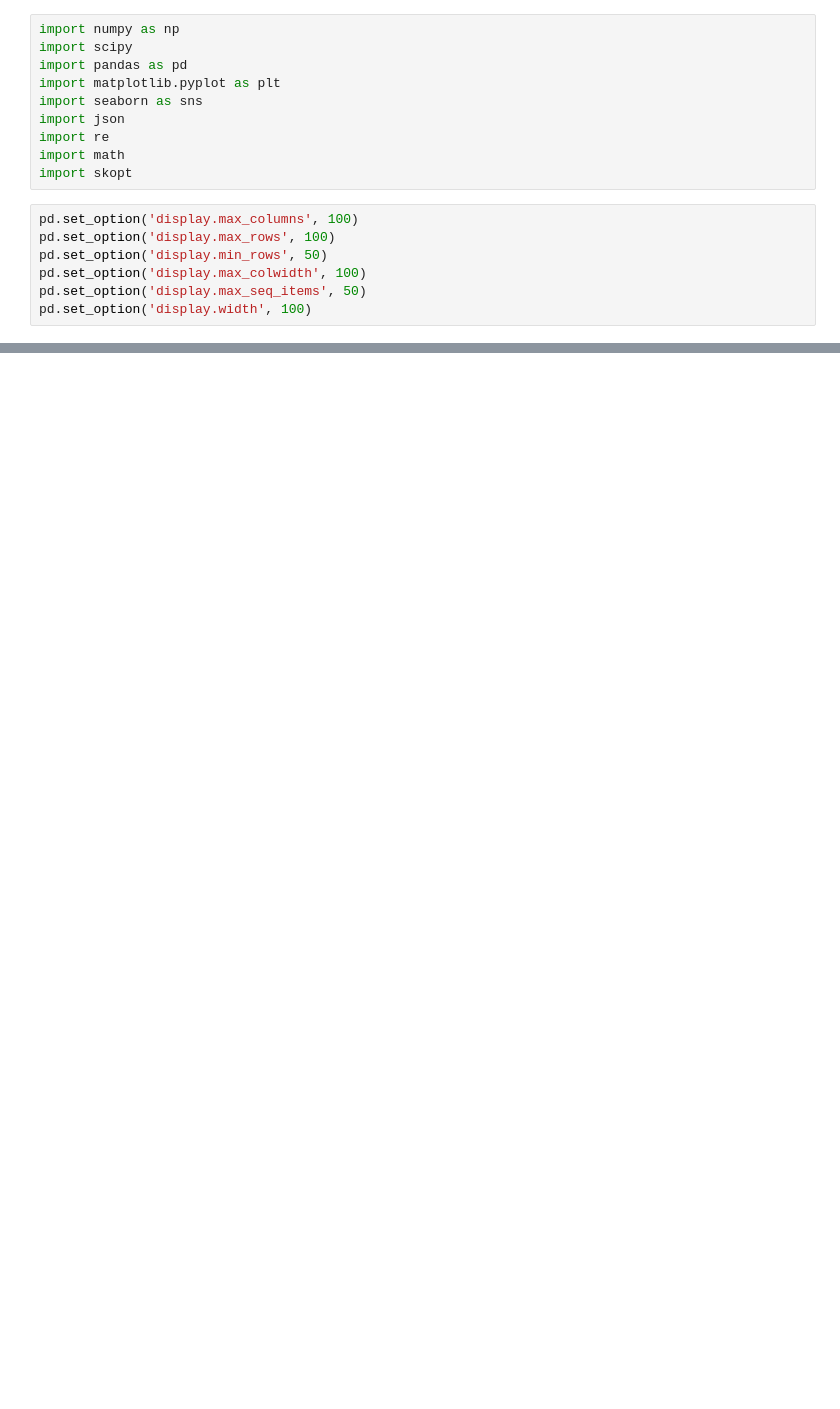
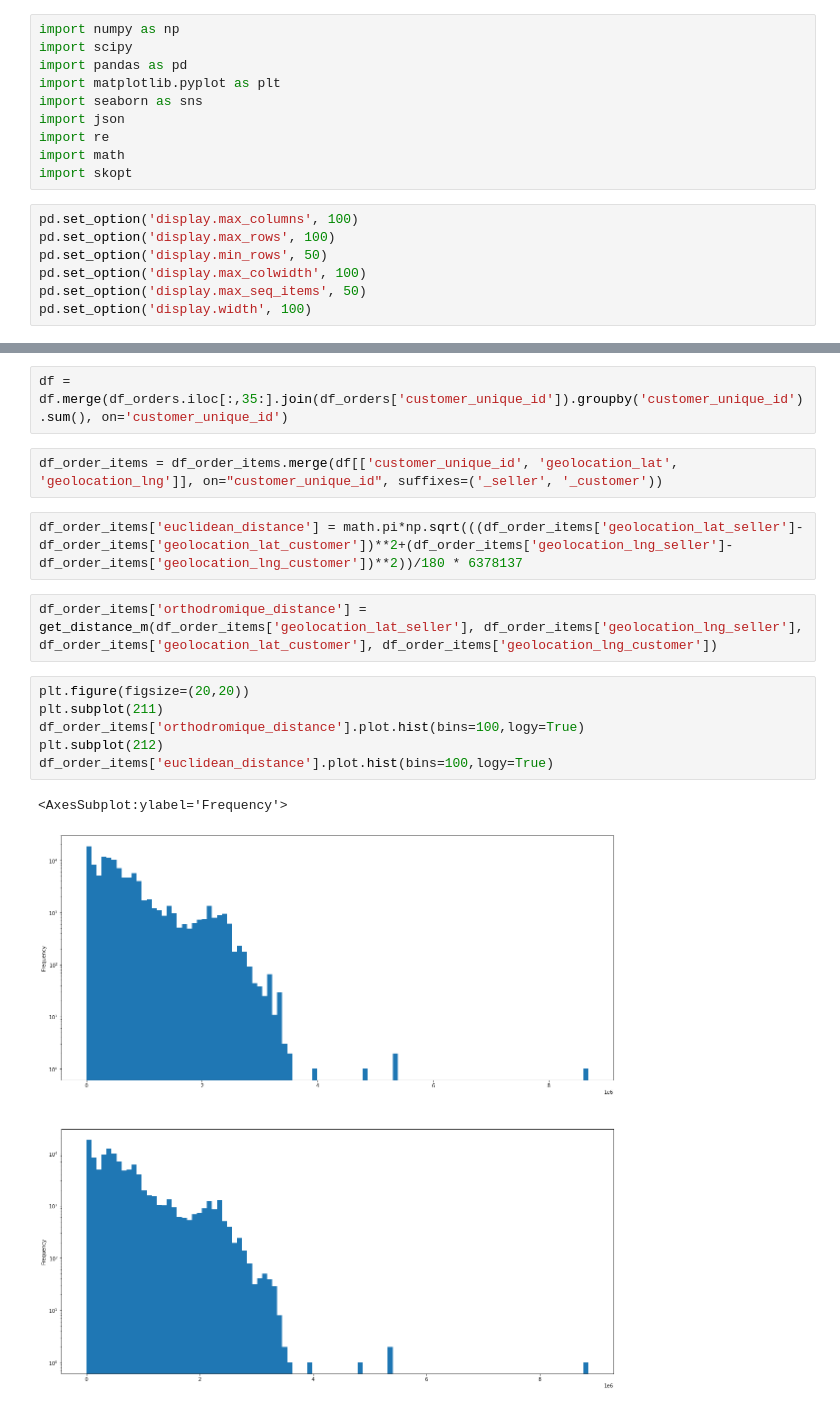
Before and after one commit to skamos/Python, a Jupyter notebook: Openclassroms/Projet_4_Nettoyage.ipynb, the cells around one changed output, grey strips where cells are left out. Drawn from its saved outputs; the diff is of its cells as text; blank space fills up the shorter version.

```diff
--- a/Openclassroms/Projet_4_Nettoyage.ipynb
+++ b/Openclassroms/Projet_4_Nettoyage.ipynb
@@ -85,0 +164,17 @@ df.shape
+# %%
+df = df.merge(df_orders.iloc[:,35:].join(df_orders['customer_unique_id']).groupby('customer_unique_id').sum(), on='customer_unique_id')
+# %%
+df_order_items = df_order_items.merge(df[['customer_unique_id', 'geolocation_lat', 'geolocation_lng']], on="customer_unique_id", suffixes=('_seller', '_customer'))
+# %%
+df_order_items['euclidean_distance'] = math.pi*np.sqrt(((df_order_items['geolocation_lat_seller']-df_order_items['geolocation_lat_customer'])**2+(df_order_items['geolocation_lng_seller']-df_order_items['geolocation_lng_customer'])**2))/180 * 6378137
+# %%
+df_order_items['orthodromique_distance'] = get_distance_m(df_order_items['geolocation_lat_seller'], df_order_items['geolocation_lng_seller'], df_order_items['geolocation_lat_customer'], df_order_items['geolocation_lng_customer'])
+# %%
+plt.figure(figsize=(20,20))
+plt.subplot(211)
+df_order_items['orthodromique_distance'].plot.hist(bins=100,logy=True)
+plt.subplot(212)
+df_order_items['euclidean_distance'].plot.hist(bins=100,logy=True)
+# %% [output]
+<AxesSubplot:ylabel='Frequency'>
+[figure, added]
```
Also changed, not shown: parts of 72 cells of this notebook.
